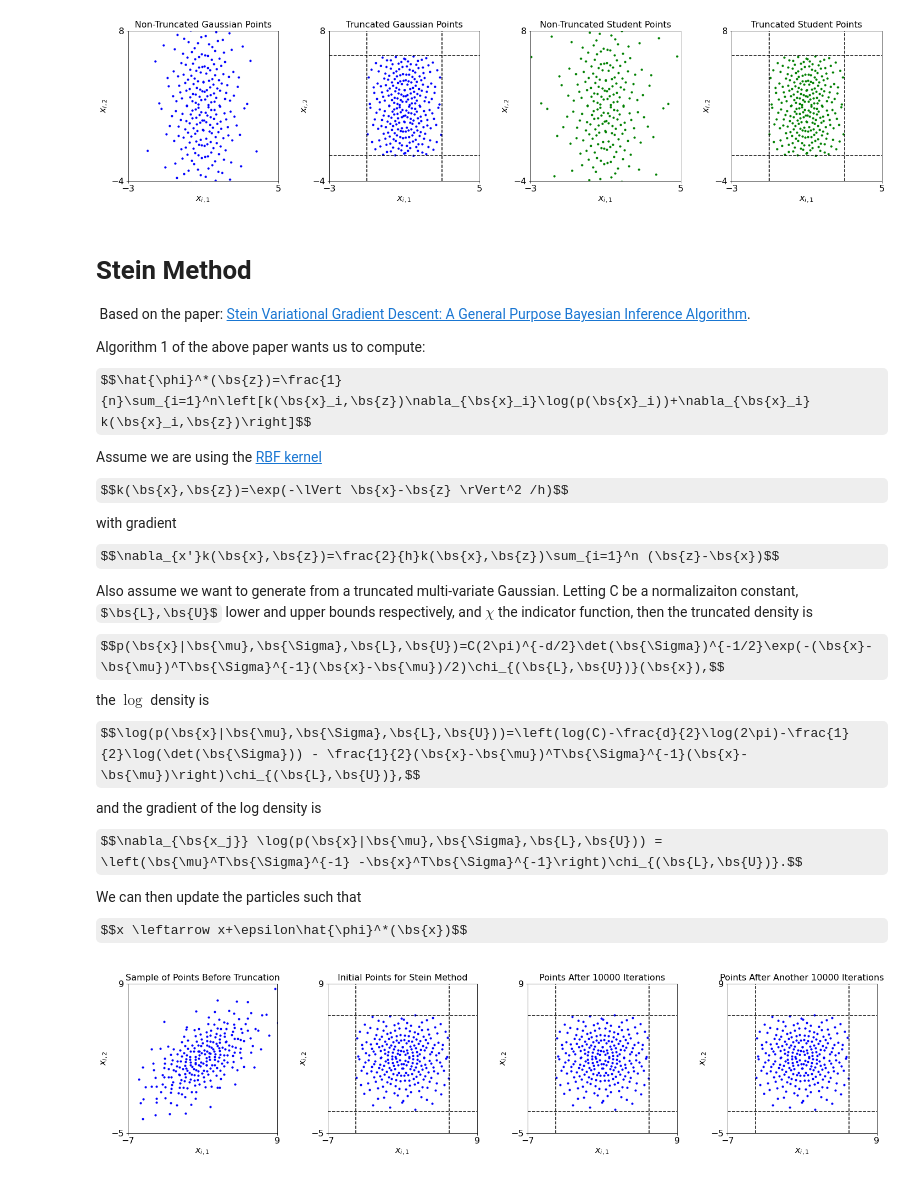
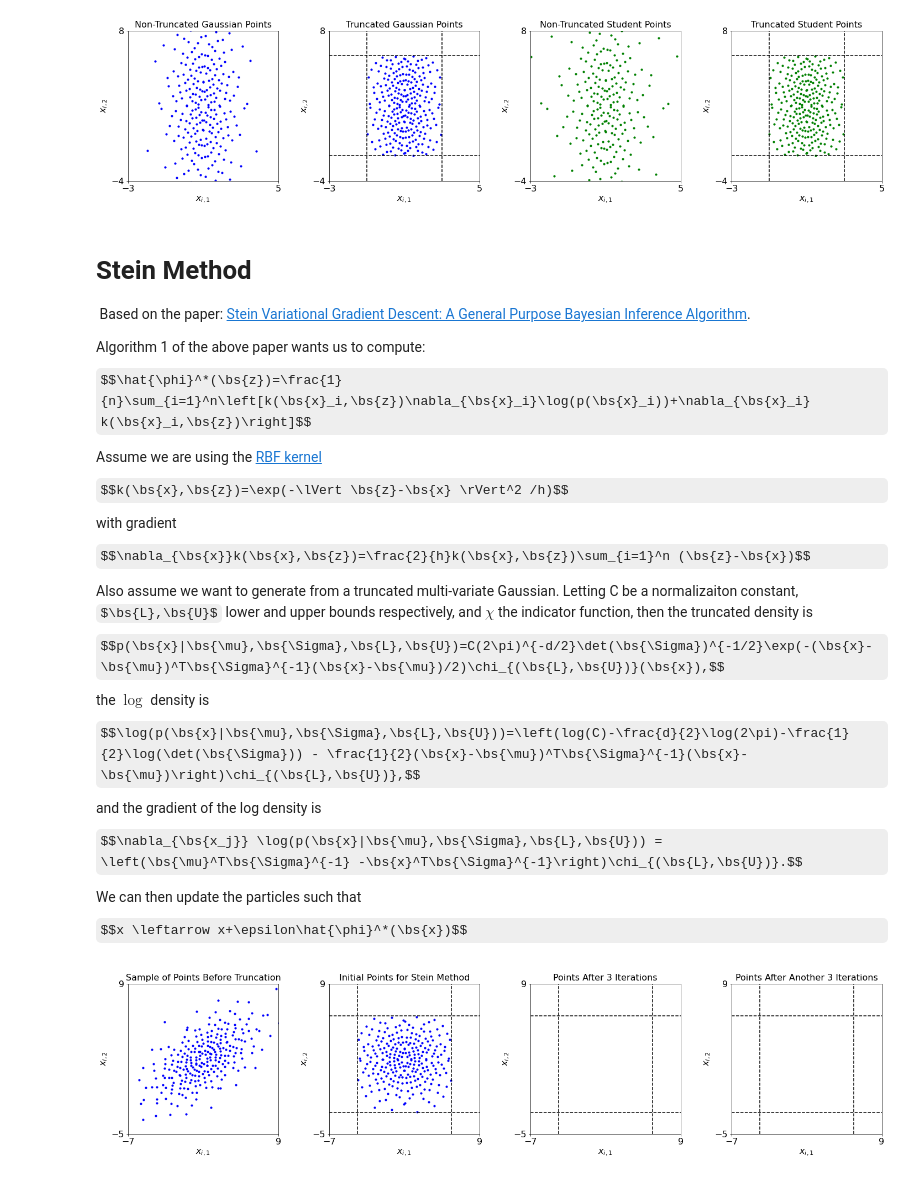
Before and after one commit to alegresor/vitruncate, a Jupyter notebook: td_generator.ipynb, the cells around one changed output. Saved outputs shown, nothing was run; the diff lists cells and outputs as text; code cells hidden in the pictures; some formulas as TeX source.

```diff
--- a/td_generator.ipynb
+++ b/td_generator.ipynb
@@ -134,9 +134,9 @@ Based on the paper: [Stein Variational Gradient Descent: A General Purpose Bayes
 Algorithm 1 of the above paper wants us to compute:$$\hat{\phi}^*(\bs{z})=\frac{1}{n}\sum_{i=1}^n\left[k(\bs{x}_i,\bs{z})\nabla_{\bs{x}_i}\log(p(\bs{x}_i))+\nabla_{\bs{x}_i} k(\bs{x}_i,\bs{z})\right]$$
 
 Assume we are using the [RBF kernel](https://en.wikipedia.org/wiki/Radial_basis_function_kernel)
-$$k(\bs{x},\bs{z})=\exp(-\lVert \bs{x}-\bs{z} \rVert^2 /h)$$
+$$k(\bs{x},\bs{z})=\exp(-\lVert \bs{z}-\bs{x} \rVert^2 /h)$$
 with gradient
-$$\nabla_{x'}k(\bs{x},\bs{z})=\frac{2}{h}k(\bs{x},\bs{z})\sum_{i=1}^n (\bs{z}-\bs{x})$$
+$$\nabla_{\bs{x}}k(\bs{x},\bs{z})=\frac{2}{h}k(\bs{x},\bs{z})\sum_{i=1}^n (\bs{z}-\bs{x})$$
 
 Also assume we want to generate from a truncated multi-variate Gaussian. Letting C be a normalizaiton constant, $\bs{L},\bs{U}$ lower and upper bounds respectively, and $\chi$ the indicator function, then the truncated density is
 $$p(\bs{x}|\bs{\mu},\bs{\Sigma},\bs{L},\bs{U})=C(2\pi)^{-d/2}\det(\bs{\Sigma})^{-1/2}\exp(-(\bs{x}-\bs{\mu})^T\bs{\Sigma}^{-1}(\bs{x}-\bs{\mu})/2)\chi_{(\bs{L},\bs{U})}(\bs{x}),$$
@@ -186,30 +284,32 @@ class GTGS(object):
 # %%
 # parameters
 mu = array([1,2],dtype=float)
 Sigma = array([[9,4],[4,5]],dtype=float)
 L = array([-4,-3],dtype=float)
 U = array([6,6],dtype=float)
 epsilon = 1
-walk1 = 10000
-walk2 = 10000
+walk1 = 3
+walk2 = 3
 # points
 #    1
 evals,evecs = linalg.eigh(Sigma)
 order = argsort(-evals)
 A = dot(evecs[:,order],diag(sqrt(evals[order]))).T
+s = Sobol(2,seed=7)
+u = s.gen_samples(2**8)
 x = stats.norm.ppf(u)@A+mu
 #    2
-x_init = trunc_gen(u,L,U,stats.norm,loc=mu,scale=sqrt(Sigma.diagonal()))
+gtgs = GTGS(2**8,2,mu,Sigma,L,U,epsilon,seed=7)
+x_init = gtgs.get_curr_x()
 #    3
-gtgs = GTGS(mu,Sigma,L,U,epsilon,x_init)
 xw1 = gtgs.walk(walk1)
 #    4
 xw2 = gtgs.walk(walk2)
 # plots
 fig,ax = pyplot.subplots(nrows=1,ncols=4,figsize=(25,5))
 scat_plot(x,ax[0],[-7,9],[-5,9],s=10,color='b',title="Sample of Points Before Truncation")
 scat_plot(x_init,ax[1],[-7,9],[-5,9],s=10,color='b',title="Initial Points for Stein Method",pltbds=True,lb=L,ub=U)
 scat_plot(xw1,ax[2],[-7,9],[-5,9],s=10,color='b',title="Points After %d Iterations"%walk2,pltbds=True,lb=L,ub=U)
 scat_plot(xw2,ax[3],[-7,9],[-5,9],s=10,color='b',title="Points After Another %d Iterations"%walk2,pltbds=True,lb=L,ub=U)
 # %% [output]
-[figure, old version]
+[figure, new version]
```
Also changed, not shown: parts of 2 cells of this notebook.
